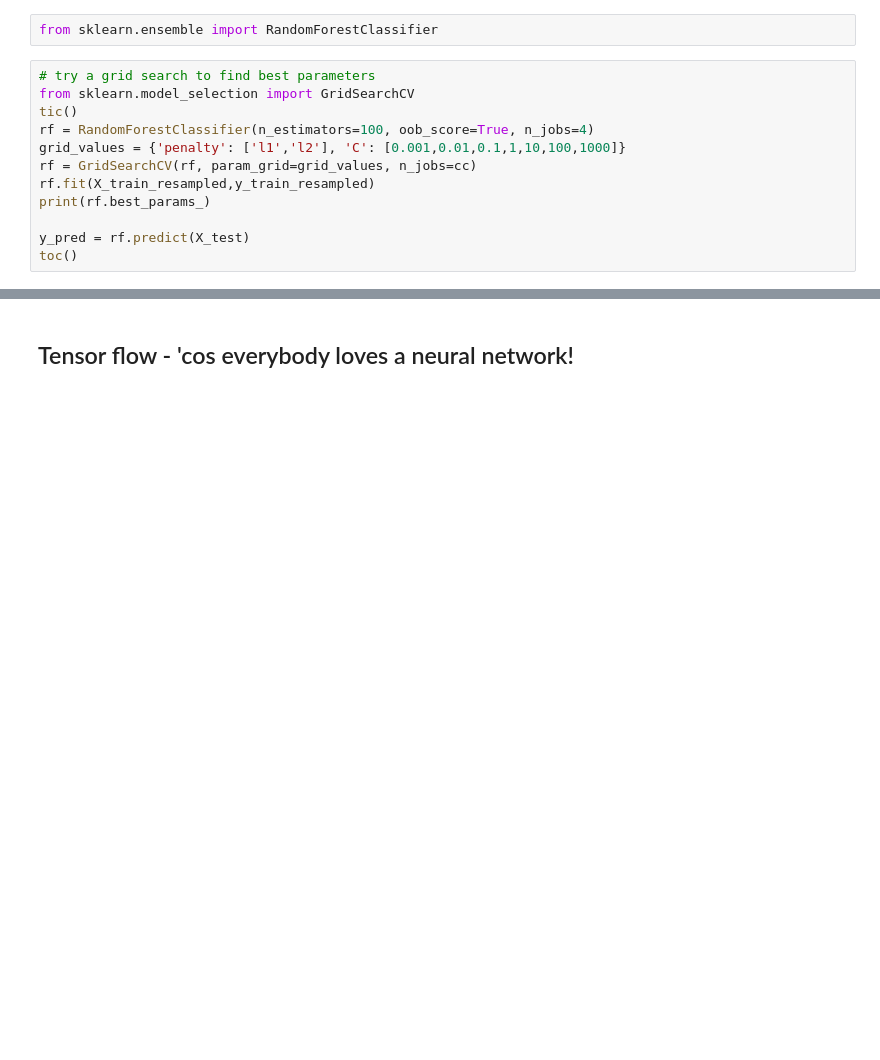
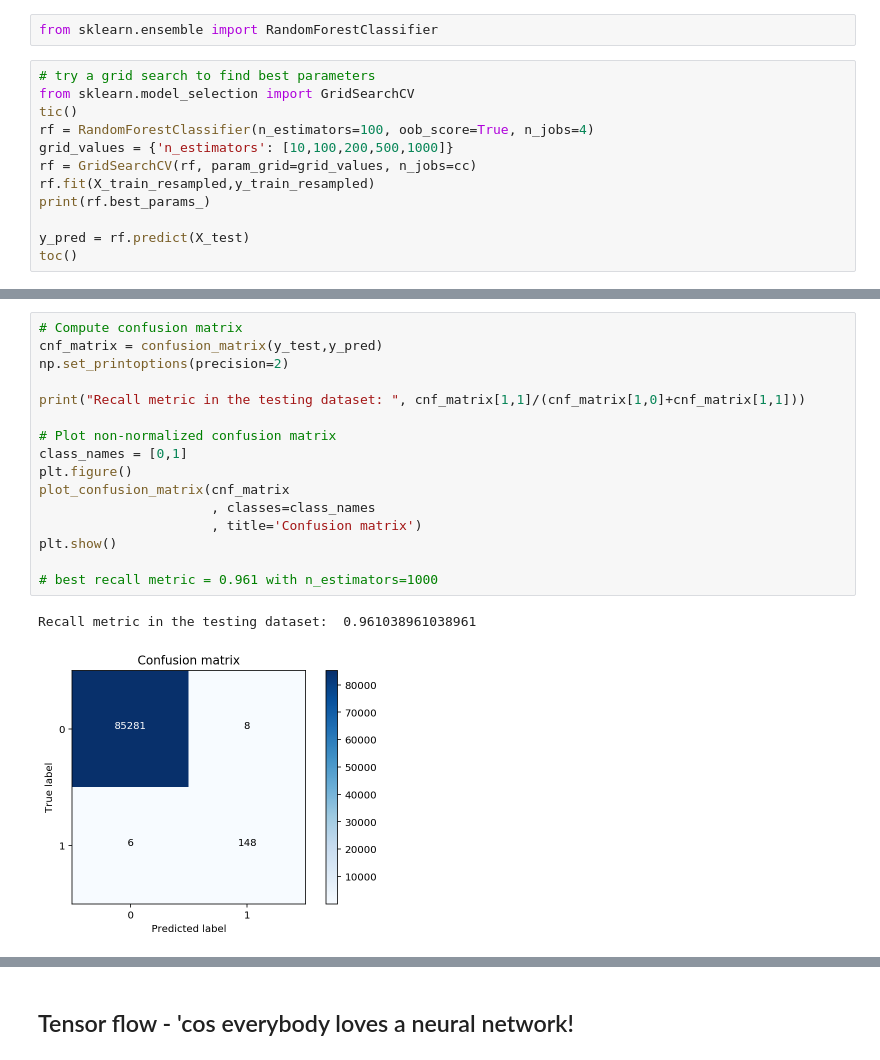
Before and after one commit to scheckley/kaggle_credit_fraud, a Jupyter notebook: scratch.ipynb, the cells around one changed output, grey strips where cells are left out. Saved outputs shown, nothing was run; the diff lists cells and outputs as text; blank space fills up the shorter version.

```diff
--- a/scratch.ipynb
+++ b/scratch.ipynb
@@ -296,7 +296,7 @@ from sklearn.ensemble import RandomForestClassifier
 from sklearn.model_selection import GridSearchCV
 tic()
 rf = RandomForestClassifier(n_estimators=100, oob_score=True, n_jobs=4)
-grid_values = {'penalty': ['l1','l2'], 'C': [0.001,0.01,0.1,1,10,100,1000]}
+grid_values = {'n_estimators': [10,100,200,500,1000]}
 rf = GridSearchCV(rf, param_grid=grid_values, n_jobs=cc)
 rf.fit(X_train_resampled,y_train_resampled)
 print(rf.best_params_)
@@ -306,2 +309,21 @@ toc()
+# %%
+# Compute confusion matrix
+cnf_matrix = confusion_matrix(y_test,y_pred)
+np.set_printoptions(precision=2)
+
+print("Recall metric in the testing dataset: ", cnf_matrix[1,1]/(cnf_matrix[1,0]+cnf_matrix[1,1]))
+
+# Plot non-normalized confusion matrix
+class_names = [0,1]
+plt.figure()
+plot_confusion_matrix(cnf_matrix
+                      , classes=class_names
+                      , title='Confusion matrix')
+plt.show()
+
+# best recall metric = 0.961 with n_estimators=1000
+# %% [output]
+Recall metric in the testing dataset:  0.961038961038961
+[figure, added]
 # %%
 # ROC curve
```
Also changed, not shown: parts of 2 cells of this notebook.
